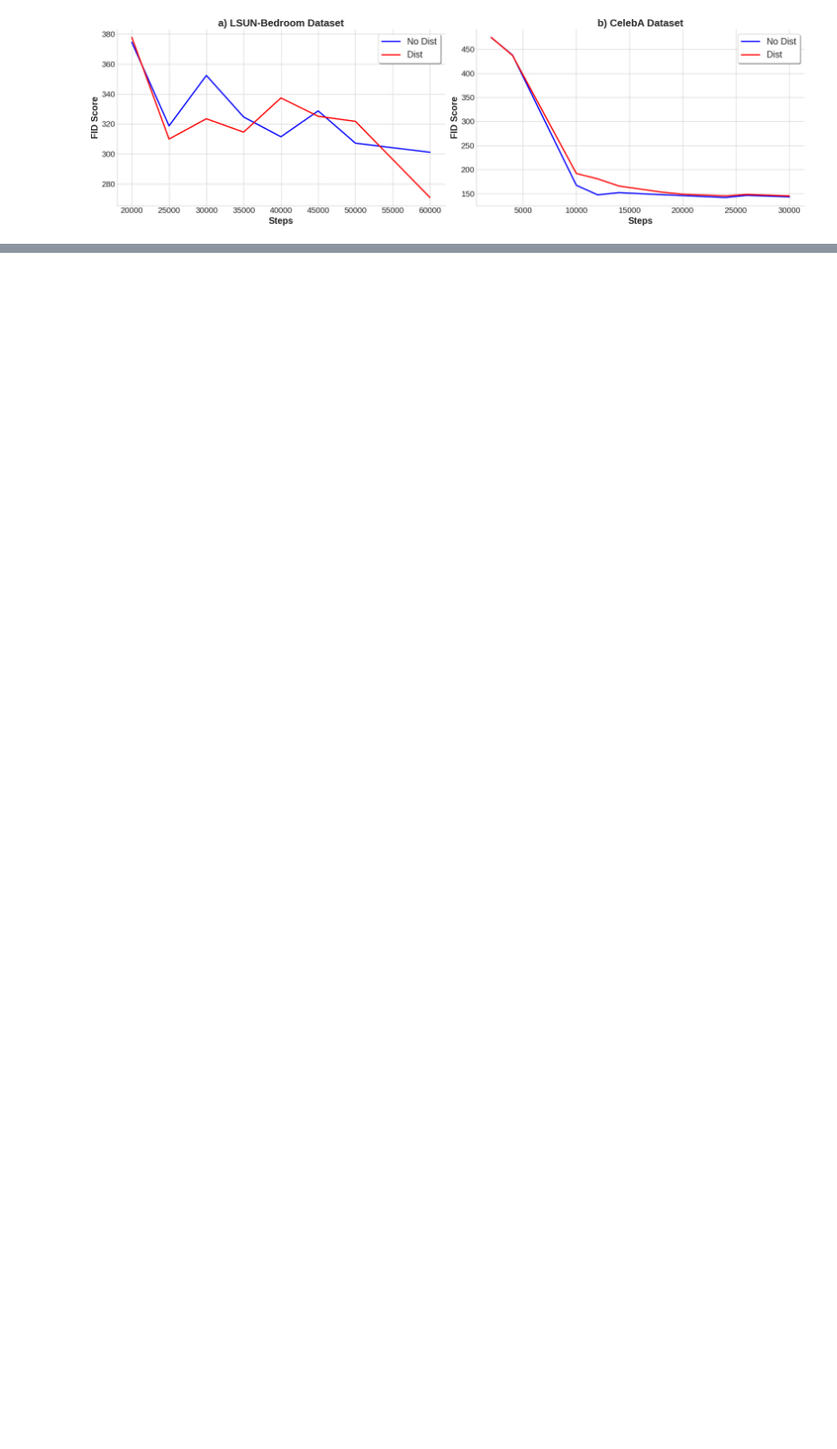
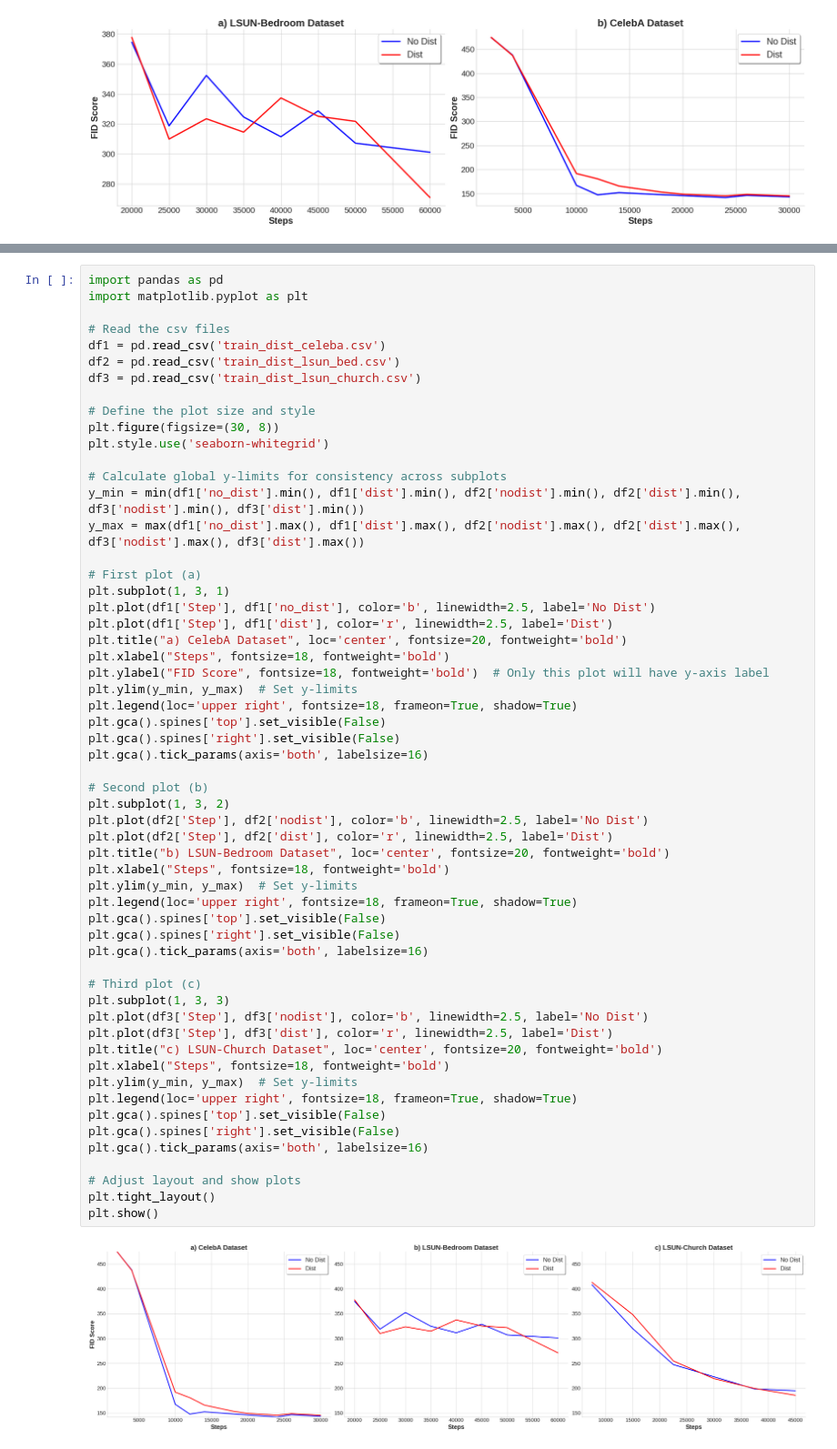
Before and after one commit to Pmobilee/diffusion_distill, a Jupyter notebook: plot_fid.ipynb, the cells around one changed output, grey strips where cells are left out. Shown at 91% size. Drawn from its saved outputs; the diff is of its cells as text; blank space fills up the shorter version.

```diff
--- a/plot_fid.ipynb
+++ b/plot_fid.ipynb
@@ -108,0 +271,59 @@ plt.show()
+# %%
+import pandas as pd
+import matplotlib.pyplot as plt
+
+# Read the csv files
+df1 = pd.read_csv('train_dist_celeba.csv')
+df2 = pd.read_csv('train_dist_lsun_bed.csv')
+df3 = pd.read_csv('train_dist_lsun_church.csv')
+
+# Define the plot size and style
+plt.figure(figsize=(30, 8))
+plt.style.use('seaborn-whitegrid')
+
+# Calculate global y-limits for consistency across subplots
+y_min = min(df1['no_dist'].min(), df1['dist'].min(), df2['nodist'].min(), df2['dist'].min(), df3['nodist'].min(), df3['dist'].min())
+y_max = max(df1['no_dist'].max(), df1['dist'].max(), df2['nodist'].max(), df2['dist'].max(), df3['nodist'].max(), df3['dist'].max())
+
+# First plot (a)
+plt.subplot(1, 3, 1)
+plt.plot(df1['Step'], df1['no_dist'], color='b', linewidth=2.5, label='No Dist')
+plt.plot(df1['Step'], df1['dist'], color='r', linewidth=2.5, label='Dist')
+plt.title("a) CelebA Dataset", loc='center', fontsize=20, fontweight='bold')
+plt.xlabel("Steps", fontsize=18, fontweight='bold')
+plt.ylabel("FID Score", fontsize=18, fontweight='bold')  # Only this plot will have y-axis label
+plt.ylim(y_min, y_max)  # Set y-limits
+plt.legend(loc='upper right', fontsize=18, frameon=True, shadow=True)
+plt.gca().spines['top'].set_visible(False)
+plt.gca().spines['right'].set_visible(False)
+plt.gca().tick_params(axis='both', labelsize=16)
+
+# Second plot (b)
+plt.subplot(1, 3, 2)
+plt.plot(df2['Step'], df2['nodist'], color='b', linewidth=2.5, label='No Dist')
+plt.plot(df2['Step'], df2['dist'], color='r', linewidth=2.5, label='Dist')
+plt.title("b) LSUN-Bedroom Dataset", loc='center', fontsize=20, fontweight='bold')
+plt.xlabel("Steps", fontsize=18, fontweight='bold')
+plt.ylim(y_min, y_max)  # Set y-limits
+plt.legend(loc='upper right', fontsize=18, frameon=True, shadow=True)
+plt.gca().spines['top'].set_visible(False)
+plt.gca().spines['right'].set_visible(False)
+plt.gca().tick_params(axis='both', labelsize=16)
+
+# Third plot (c)
+plt.subplot(1, 3, 3)
+plt.plot(df3['Step'], df3['nodist'], color='b', linewidth=2.5, label='No Dist')
+plt.plot(df3['Step'], df3['dist'], color='r', linewidth=2.5, label='Dist')
+plt.title("c) LSUN-Church Dataset", loc='center', fontsize=20, fontweight='bold')
+plt.xlabel("Steps", fontsize=18, fontweight='bold')
+plt.ylim(y_min, y_max)  # Set y-limits
+plt.legend(loc='upper right', fontsize=18, frameon=True, shadow=True)
+plt.gca().spines['top'].set_visible(False)
+plt.gca().spines['right'].set_visible(False)
+plt.gca().tick_params(axis='both', labelsize=16)
+
+# Adjust layout and show plots
+plt.tight_layout()
+plt.show()
+# %% [output]
+[figure, added]
```
Also changed, not shown: parts of 4 cells of this notebook.
